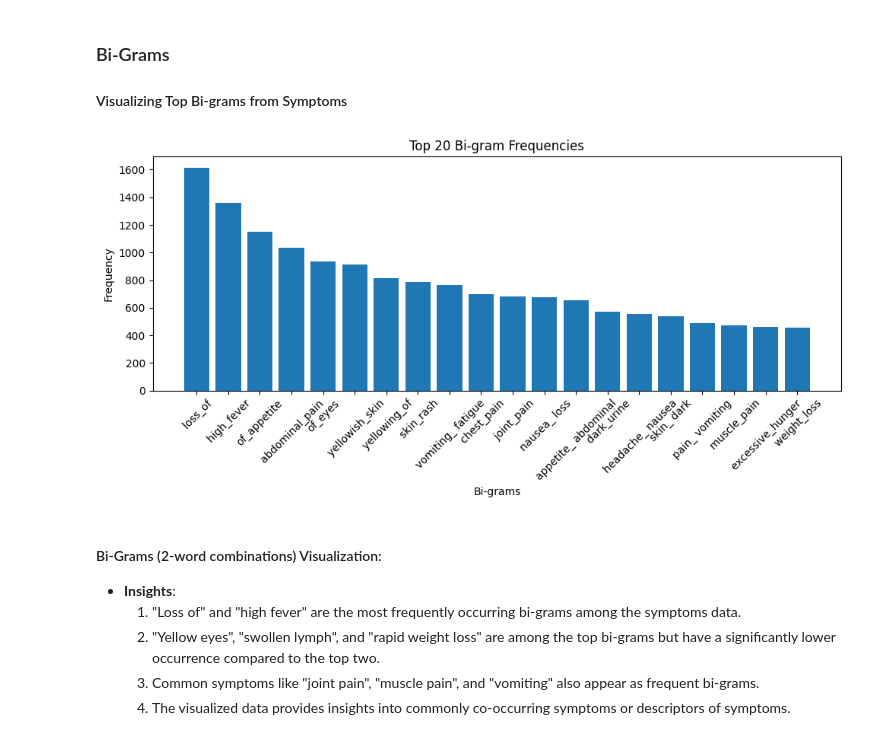
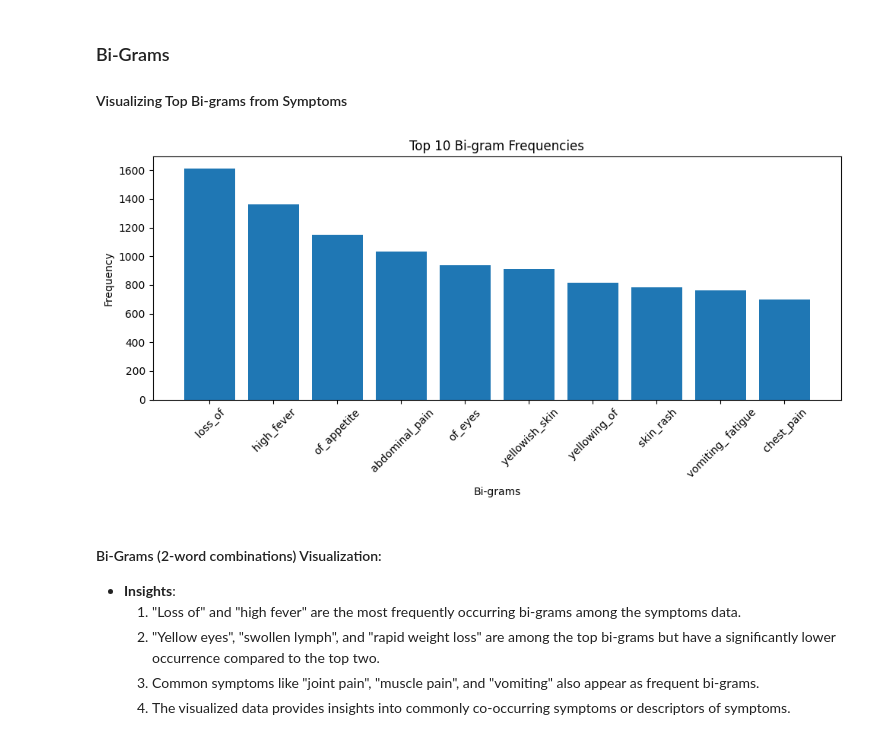
Before and after one commit to disease-outbreak/disease-outbreak, a Jupyter notebook: Theo/final_report.ipynb, the cells around one changed output. Cells and saved outputs as stored; diff of their text form; code cells hidden in the pictures.

```diff
--- a/Theo/final_report.ipynb
+++ b/Theo/final_report.ipynb
@@ -237,9 +237,9 @@ bi_grams_counts, tri_grams_counts = e.generate_ngrams_from_df(df)
 ### Bi-Grams
 #### Visualizing Top Bi-grams from Symptoms
 # %%
-e.plot_top_n_bi_grams(bi_grams_counts, n=20)
+e.plot_top_n_bi_grams(bi_grams_counts)
 # %% [output]
-[figure, old version]
+[figure, new version]
 # %% [markdown]
 #### Bi-Grams (2-word combinations) Visualization:
 - **Insights**:
```
Also changed, not shown: parts of 7 cells of this notebook, 5 other files.
